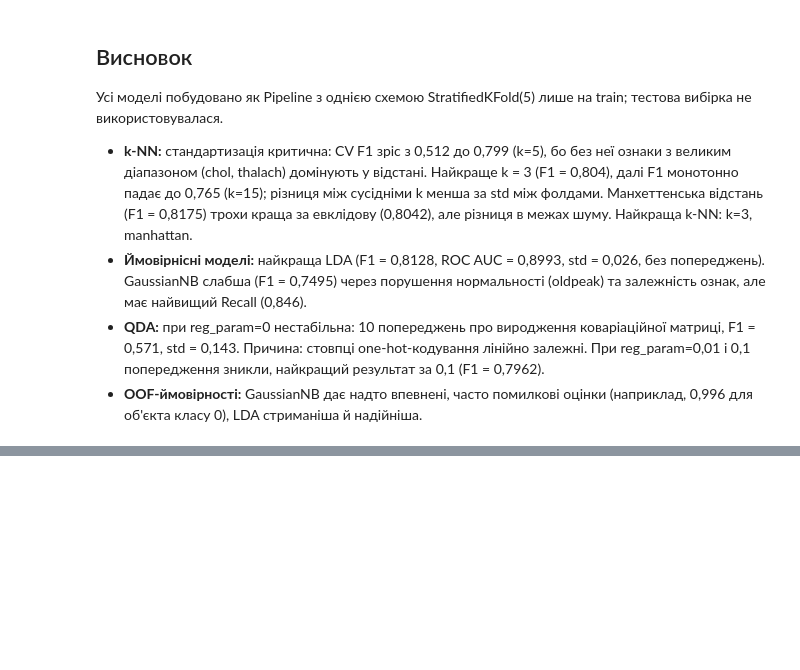
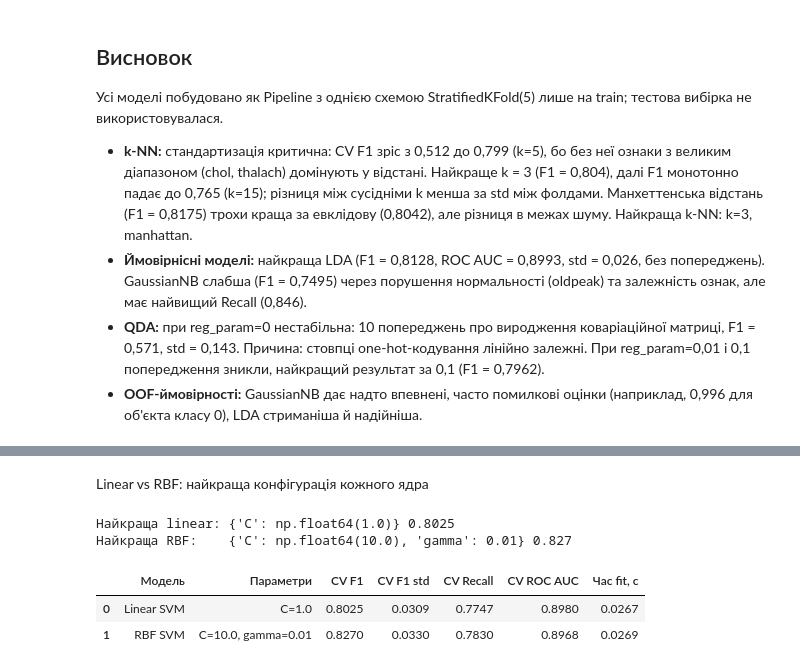
Before and after one commit to Oleh12342/pattern-recognition-practice, a Jupyter notebook: classification-mini-project/notebooks/PR04_Kulesh_O.ipynb, the cells around one changed output, grey strips where cells are left out. Cells and saved outputs as stored; diff of their text form; code cells hidden in the pictures; blank space fills up the shorter version.

```diff
--- a/classification-mini-project/notebooks/PR04_Kulesh_O.ipynb
+++ b/classification-mini-project/notebooks/PR04_Kulesh_O.ipynb
@@ -547,0 +644,26 @@ display(pd.DataFrame(cv_rows).round(4))
+# %% [markdown]
+Linear vs RBF: найкраща конфігурація кожного ядра
+# %%
+best_lin = svm_results[svm_results["kernel"] == "linear"].iloc[0]
+best_rbf = svm_results[svm_results["kernel"] == "rbf"].iloc[0]
+print("Найкраща linear:", dict(best_lin[["C"]]), round(best_lin["CV F1"], 4))
+print("Найкраща RBF:   ", dict(best_rbf[["C", "gamma"]]), round(best_rbf["CV F1"], 4))
+
+def svm_from_row(r):
+    kw = dict(kernel=r["kernel"], C=float(r["C"]))
+    if r["kernel"] == "rbf":
+        g = r["gamma"]
+        kw["gamma"] = g if g == "scale" else float(g)
+    return make_svm(**kw)
+
+cmp_df = pd.DataFrame([
+    cv_summary(svm_from_row(best_lin), "Linear SVM", f"C={best_lin['C']}"),
+    cv_summary(svm_from_row(best_rbf), "RBF SVM", f"C={best_rbf['C']}, gamma={best_rbf['gamma']}"),
+])
+display(cmp_df.round(4))
+# %% [output]
+Найкраща linear: {'C': np.float64(1.0)} 0.8025
+Найкраща RBF:    {'C': np.float64(10.0), 'gamma': 0.01} 0.827
+|  | Модель | Параметри | CV F1 | CV F1 std | CV Recall | CV ROC AUC | Час fit, с |
+| 0 | Linear SVM | C=1.0 | 0.8025 | 0.0309 | 0.7747 | 0.8980 | 0.0267 |
+| 1 | RBF SVM | C=10.0, gamma=0.01 | 0.8270 | 0.0330 | 0.7830 | 0.8968 | 0.0269 |
```
Also changed, not shown: parts of 15 cells of this notebook.
